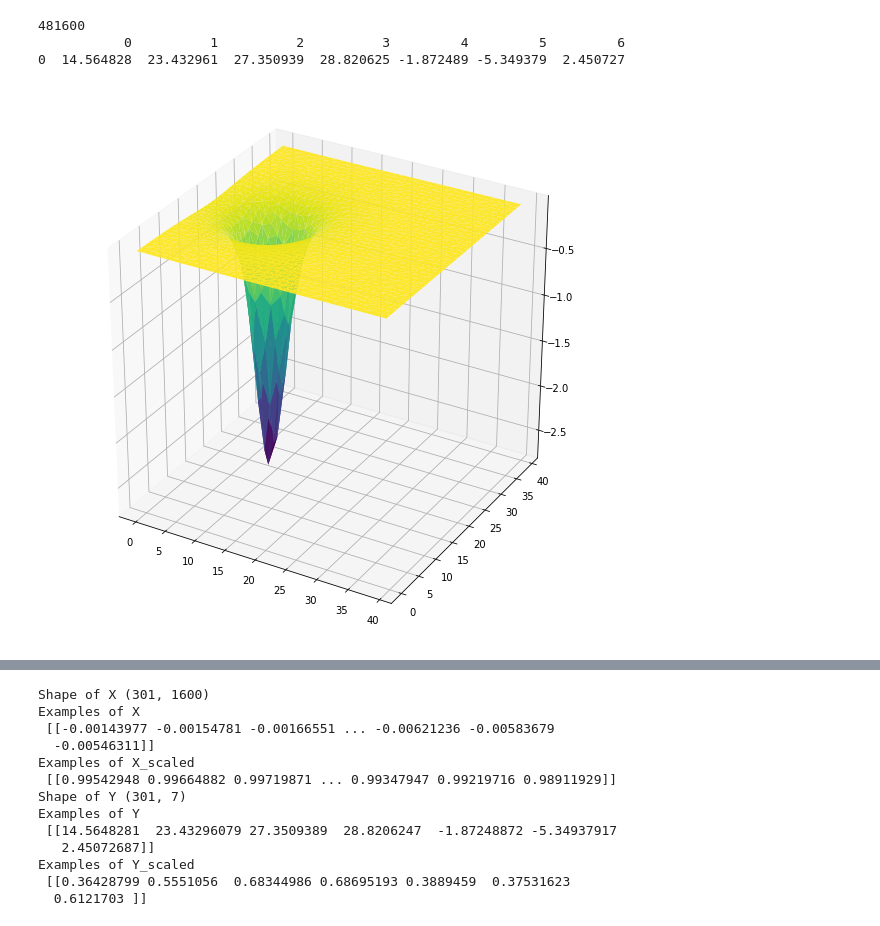
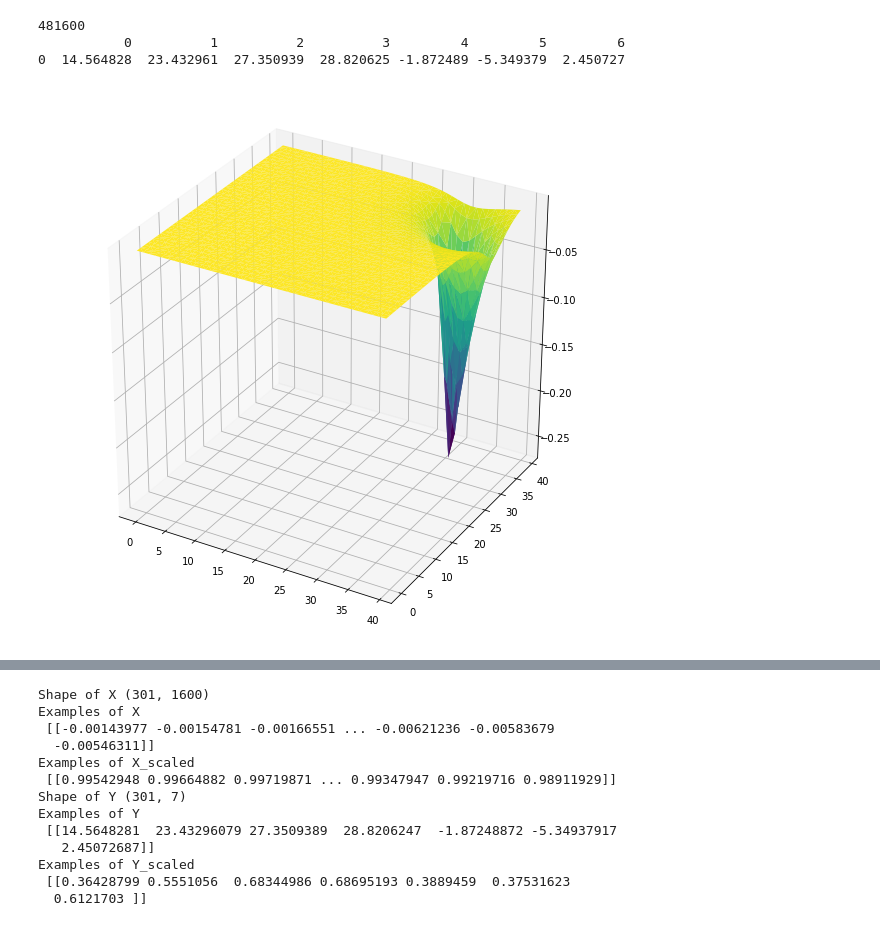
Before and after one commit to AnosovAndrey/Task, a Jupyter notebook: Untitled1.ipynb, the cells around one changed output, grey strips where cells are left out. Cells and saved outputs as stored; diff of their text form; code cells hidden in the pictures.

```diff
--- a/Untitled1.ipynb
+++ b/Untitled1.ipynb
@@ -59,17 +59,17 @@ print(data_list[0][1])
            0          1          2          3         4         5         6
 0  14.564828  23.432961  27.350939  28.820625 -1.872489 -5.349379  2.450727
 # %%
-position = 33
+position = 1
 
 df=data_list[position][0]
 df.columns=["X","Y","Z"]
 
 fig = plt.figure(figsize=(10,10))
 ax = fig.gca(projection='3d')
 ax.plot_trisurf(df['Y'], df['X'], df['Z'], cmap=plt.cm.viridis, linewidth=0.2)
 plt.show()
 # %% [output]
-[figure, old version]
+[figure, new version]
 # %%
 fig = plt.figure(1, figsize=(10,10))
 ax = fig.gca(projection='3d')
```
Also changed, not shown: parts of 18 cells of this notebook.
